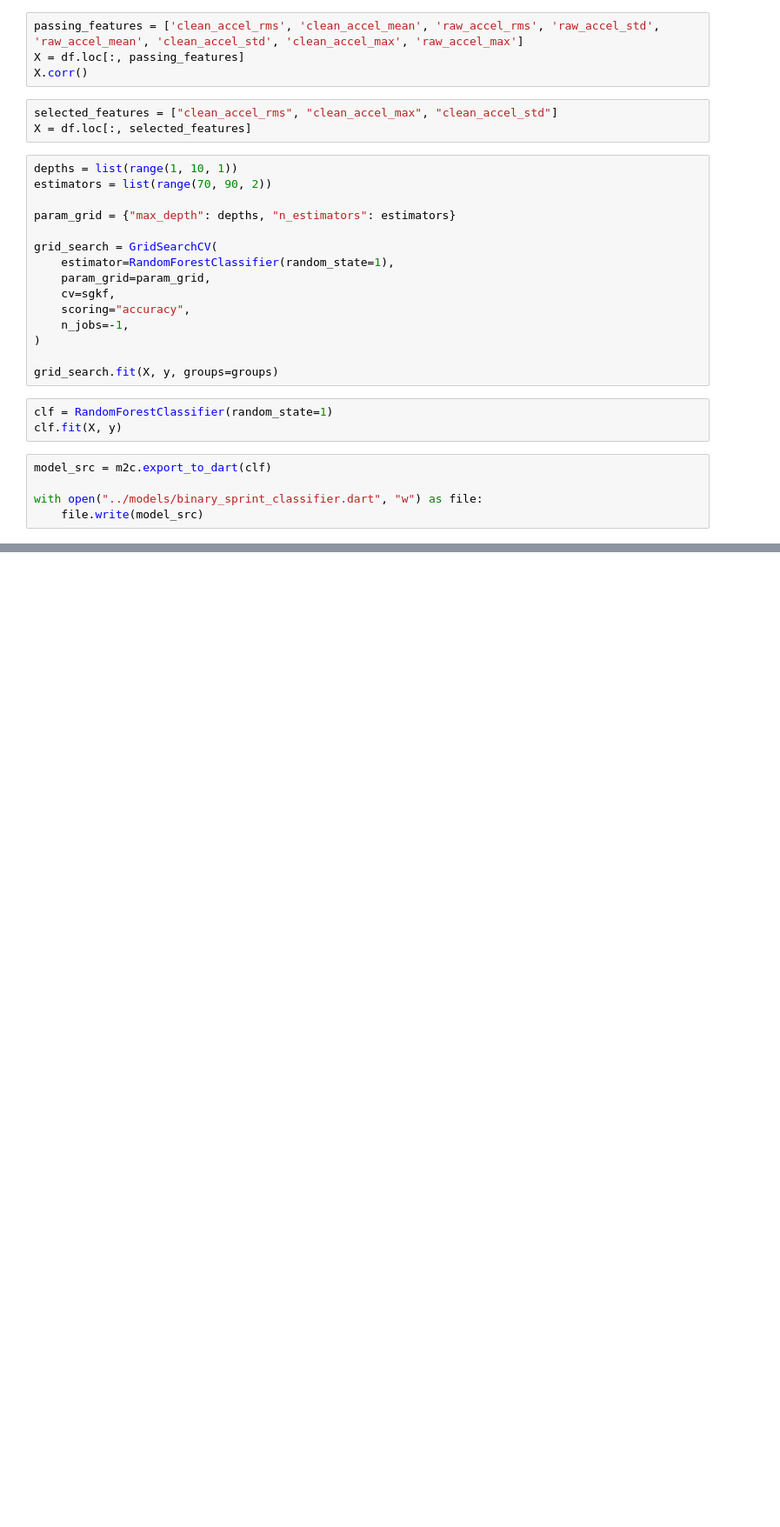
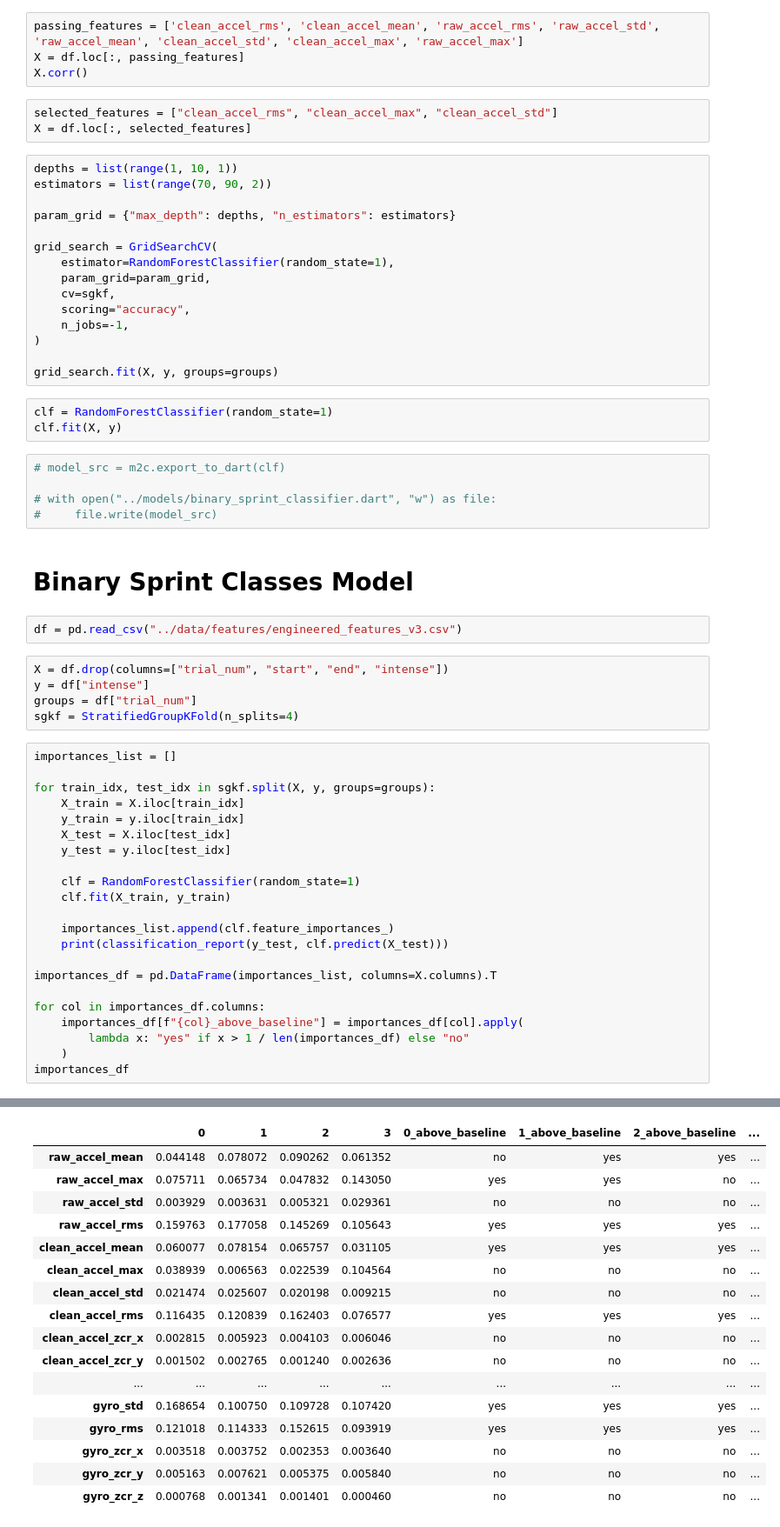
Before and after one commit to minguyeme/sprint_companion, a Jupyter notebook: ml_automation/notebooks/04_model.ipynb, the cells around one changed output, grey strips where cells are left out. Shown at 87% size. Drawn from its saved outputs; the diff is of its cells as text; blank space fills up the shorter version.

```diff
--- a/ml_automation/notebooks/04_model.ipynb
+++ b/ml_automation/notebooks/04_model.ipynb
@@ -123,7 +125,39 @@ grid_search.fit(X, y, groups=groups)
 clf = RandomForestClassifier(random_state=1)
 clf.fit(X, y)
 # %%
-model_src = m2c.export_to_dart(clf)
+# model_src = m2c.export_to_dart(clf)
 
-with open("../models/binary_sprint_classifier.dart", "w") as file:
-    file.write(model_src)
+# with open("../models/binary_sprint_classifier.dart", "w") as file:
+#     file.write(model_src)
+# %% [markdown]
+# Binary Sprint Classes Model
+# %%
+df = pd.read_csv("../data/features/engineered_features_v3.csv")
+# %%
+X = df.drop(columns=["trial_num", "start", "end", "intense"])
+y = df["intense"]
+groups = df["trial_num"]
+sgkf = StratifiedGroupKFold(n_splits=4)
+# %%
+importances_list = []
+
+for train_idx, test_idx in sgkf.split(X, y, groups=groups):
+    X_train = X.iloc[train_idx]
+    y_train = y.iloc[train_idx]
+    X_test = X.iloc[test_idx]
+    y_test = y.iloc[test_idx]
+
+    clf = RandomForestClassifier(random_state=1)
+    clf.fit(X_train, y_train)
+
+    importances_list.append(clf.feature_importances_)
+    print(classification_report(y_test, clf.predict(X_test)))
+
+importances_df = pd.DataFrame(importances_list, columns=X.columns).T
+
+for col in importances_df.columns:
+    importances_df[f"{col}_above_baseline"] = importances_df[col].apply(
+        lambda x: "yes" if x > 1 / len(importances_df) else "no"
+    )
+importances_df
+# %% [output]
@@ -129,0 +181,17 @@ with open("../models/binary_sprint_classifier.dart", "w") as file:
+|  | 0 | 1 | 2 | 3 | 0_above_baseline | 1_above_baseline | 2_above_baseline | ... |
+| raw_accel_mean | 0.044148 | 0.078072 | 0.090262 | 0.061352 | no | yes | yes | ... |
+| raw_accel_max | 0.075711 | 0.065734 | 0.047832 | 0.143050 | yes | yes | no | ... |
+| raw_accel_std | 0.003929 | 0.003631 | 0.005321 | 0.029361 | no | no | no | ... |
+| raw_accel_rms | 0.159763 | 0.177058 | 0.145269 | 0.105643 | yes | yes | yes | ... |
+| clean_accel_mean | 0.060077 | 0.078154 | 0.065757 | 0.031105 | yes | yes | yes | ... |
+| clean_accel_max | 0.038939 | 0.006563 | 0.022539 | 0.104564 | no | no | no | ... |
+| clean_accel_std | 0.021474 | 0.025607 | 0.020198 | 0.009215 | no | no | no | ... |
+| clean_accel_rms | 0.116435 | 0.120839 | 0.162403 | 0.076577 | yes | yes | yes | ... |
+| clean_accel_zcr_x | 0.002815 | 0.005923 | 0.004103 | 0.006046 | no | no | no | ... |
+| clean_accel_zcr_y | 0.001502 | 0.002765 | 0.001240 | 0.002636 | no | no | no | ... |
+| ... | ... | ... | ... | ... | ... | ... | ... | ... |
+| gyro_std | 0.168654 | 0.100750 | 0.109728 | 0.107420 | yes | yes | yes | ... |
+| gyro_rms | 0.121018 | 0.114333 | 0.152615 | 0.093919 | yes | yes | yes | ... |
+| gyro_zcr_x | 0.003518 | 0.003752 | 0.002353 | 0.003640 | no | no | no | ... |
+| gyro_zcr_y | 0.005163 | 0.007621 | 0.005375 | 0.005840 | no | no | no | ... |
+| gyro_zcr_z | 0.000768 | 0.001341 | 0.001401 | 0.000460 | no | no | no | ... |
```
Also changed, not shown: parts of 8 cells of this notebook, 5 other files.
